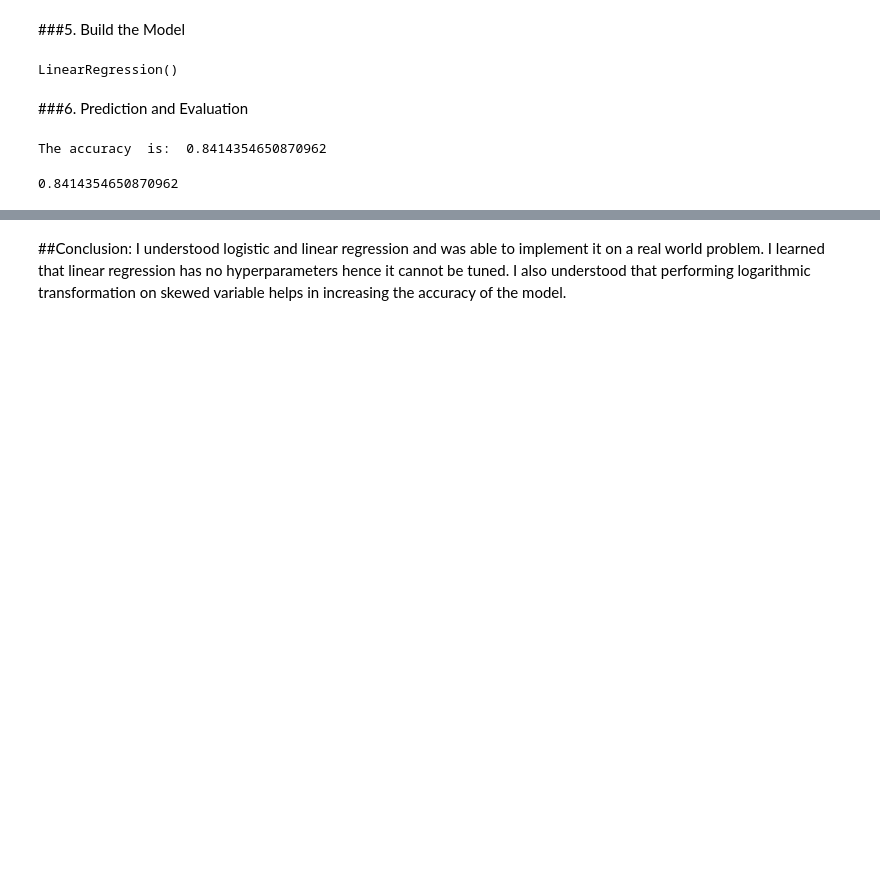
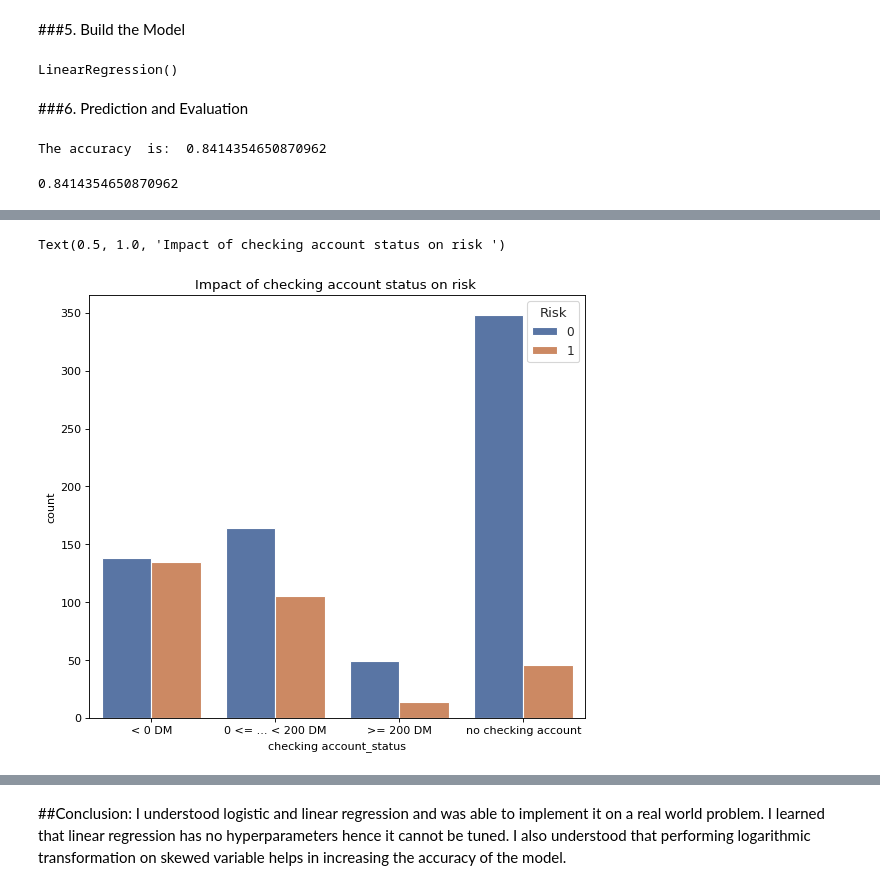
Before and after one commit to Shivangik01/Data-Science-Lab-Course, a Jupyter notebook: DS_Exp1.ipynb, the cells around one changed output, grey strips where cells are left out. Cells and saved outputs as stored; diff of their text form; code cells hidden in the pictures; blank space fills up the shorter version.

```diff
--- a/DS_Exp1.ipynb
+++ b/DS_Exp1.ipynb
@@ -883,0 +981,16 @@ r2_score(y_test, y_pred)
+# %%
+# comparing the impact of each categorical feature with Risk
+# 1. Checking Account Status and Risk
+fig = plt.subplots(figsize=(8,7), dpi=80, facecolor='w', edgecolor='k')
+sns.set(style="white")
+graph=sns.countplot(x='checking account_status', hue = 'Risk',data = df)
+graph.set_xticklabels(['< 0 DM', '0 <= ... < 200 DM', '>= 200 DM','no checking account']);
+graph.set_title('Impact of checking account status on risk ')
+
+#Risk 0 --> Low Risk
+#Risk 1 --> High Risk
+
+#Observation: Users having no checking account have a low credit risk
+# %% [output]
+Text(0.5, 1.0, 'Impact of checking account status on risk ')
+[figure, added]
```
Also changed, not shown: parts of 48 cells of this notebook.
